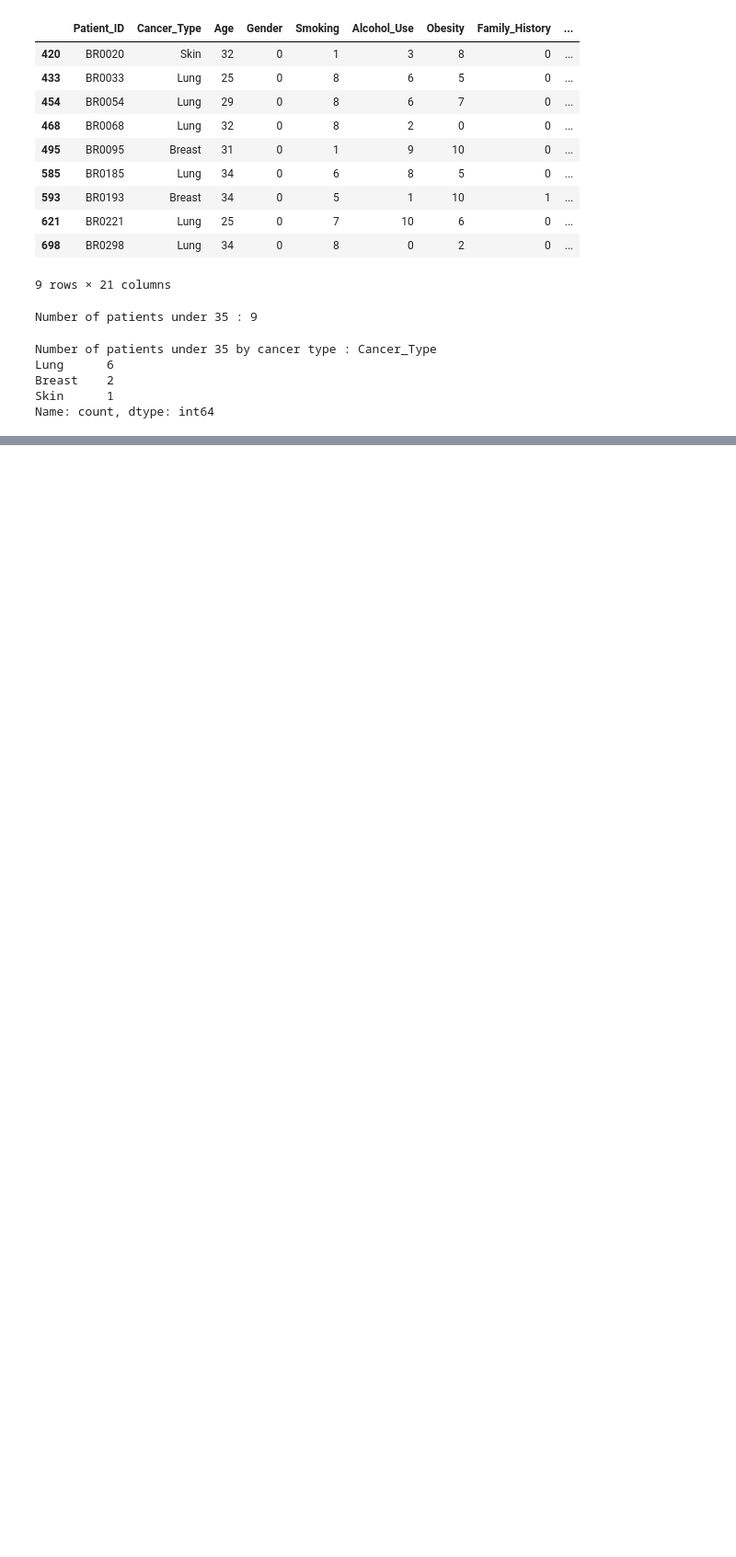
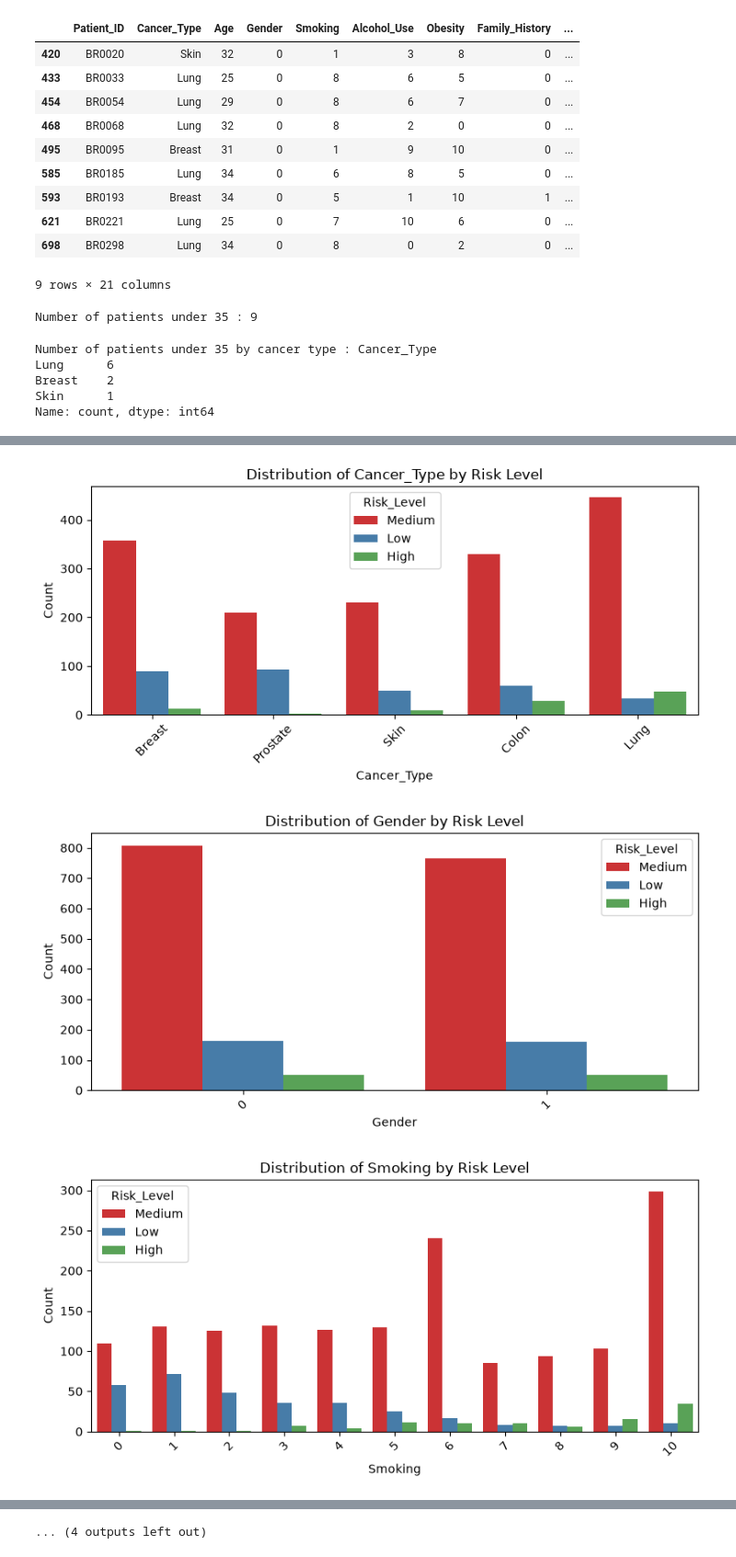
Before and after one commit to Narendr1a/cancer-risk-prediction, a Jupyter notebook: notebooks/eda.ipynb, the cells around one changed output, grey strips where cells are left out. Shown at 92% size. Cells and saved outputs as stored; diff of their text form; code cells hidden in the pictures; blank space fills up the shorter version.

```diff
--- a/notebooks/eda.ipynb
+++ b/notebooks/eda.ipynb
@@ -212,0 +307,25 @@ Name: count, dtype: int64
+# %%
+## Univariate analysis
+
+predictors = df.drop(
+    columns=['Patient_ID', 'Risk_Level', 'Age', 'Overall_Risk_Score', 'BMI']
+).columns
+
+for predictor in predictors:
+    plt.figure(figsize=(8, 4))
+    sns.countplot(
+        data=df,
+        x=predictor,
+        hue='Risk_Level',
+        palette='Set1'
+    )
+    plt.title(f'Distribution of {predictor} by Risk Level')
+    plt.xlabel(predictor)
+    plt.ylabel('Count')
+    plt.xticks(rotation=45)
+    plt.tight_layout()
+    plt.show()
+# %% [output]
+[figure, added]
+[figure, added]
+[figure, added]
@@ -212,0 +341 @@ Name: count, dtype: int64
+... (4 outputs left out)
```
Also changed, not shown: parts of 11 cells of this notebook, 1 other file.
